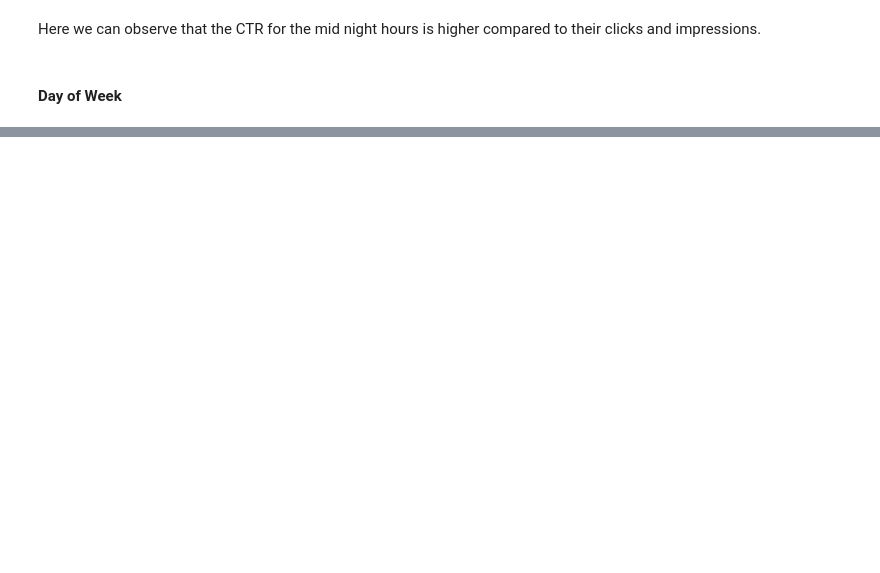
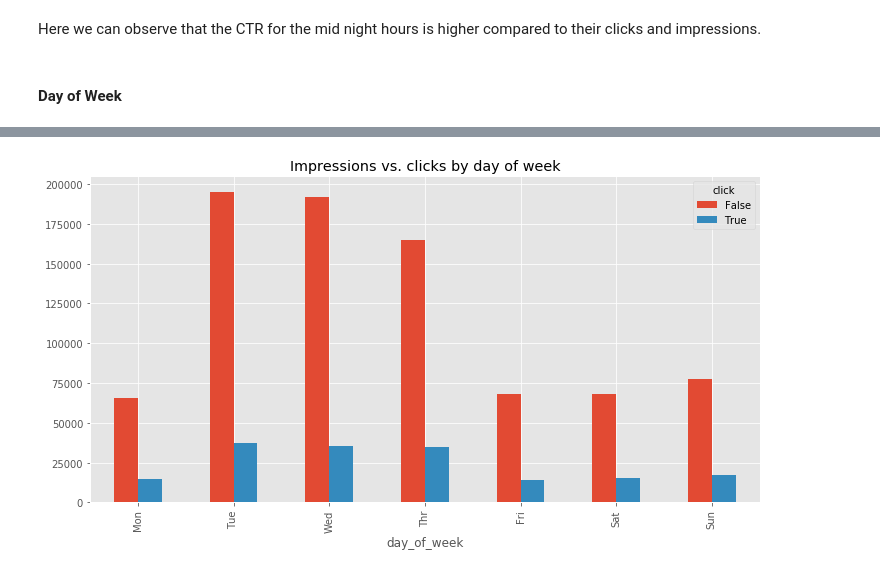
Before and after one commit to kshadep7/Click-Through-Rate-Predictions, a Jupyter notebook: Click Through Rate (CTR) Predictions.ipynb, the cells around one changed output, grey strips where cells are left out. Saved outputs shown, nothing was run; the diff lists cells and outputs as text; code cells hidden in the pictures; blank space fills up the shorter version.

```diff
--- a/Click Through Rate (CTR) Predictions.ipynb
+++ b/Click Through Rate (CTR) Predictions.ipynb
@@ -247,0 +256,8 @@ train_data[['day_of_week', 'click']].groupby(['day_of_week']).count()
+# %%
+train_data.groupby(['day_of_week','click']).size().unstack().reindex(days).plot(kind='bar', title="Day of the Week", figsize=(12,6))
+ticks = list(range(0, 7, 1)) # points on the x axis where you want the label to appear
+labels = "Mon Tues Weds Thurs Fri Sat Sun".split()
+plt.xticks(list(range(0,7,1)), "Mon Tue Wed Thr Fri Sat Sun".split())
+plt.title('Impressions vs. clicks by day of week');
+# %% [output]
+[figure, added]
```
Also changed, not shown: parts of 27 cells of this notebook.
